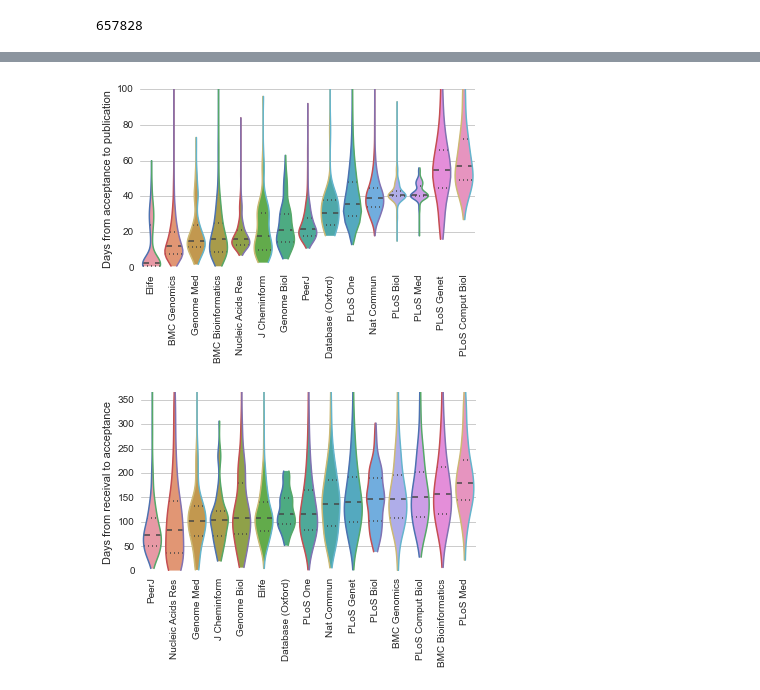
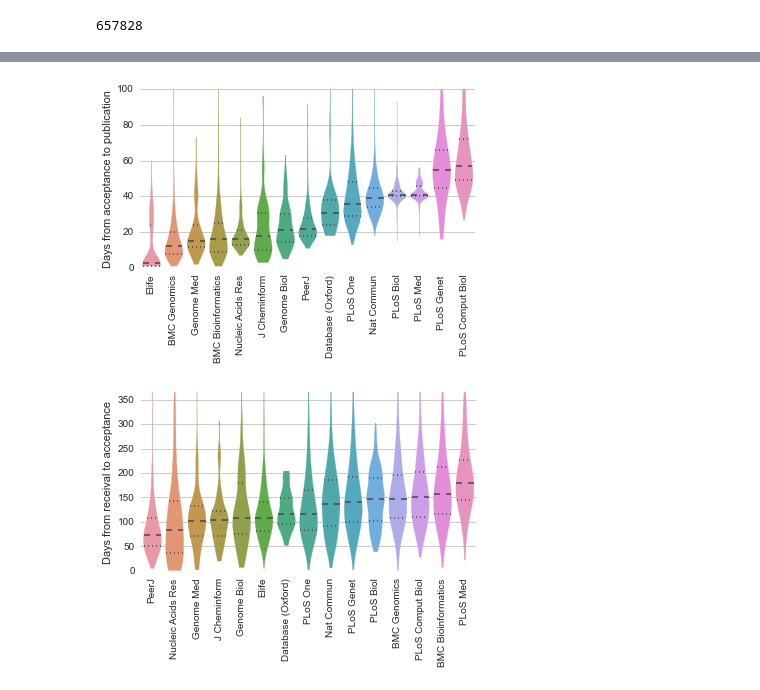
Before and after one commit to dhimmel/plostime, a Jupyter notebook: all-journals-visualize.ipynb, the cells around one changed output, grey strips where cells are left out. Cells and saved outputs as stored; diff of their text form; code cells hidden in the pictures.

Commit message:
Removed outlines from violinplots thanks to method from @olgabot. https://github.com/mwaskom/seaborn/issues/609#issuecomment-116194901

```diff
--- a/all-journals-visualize.ipynb
+++ b/all-journals-visualize.ipynb
@@ -50,7 +50,7 @@ seaborn.set_style({'figure.figsize': (6, 3.2)})
 select_df = pubmed_df[pubmed_df.journal_abbrev.isin(journals)]
 order = summary_df[summary_df.journal_abbrev.isin(journals)].sort(['publication_days_median']).journal_abbrev
 g = seaborn.violinplot(select_df.publication_days, select_df.journal_abbrev,
-                       bw=0.3, order = order, cut=0, size=3, aspect=1);
+                       bw=0.3, order = order, cut=0, linewidth=0);
 plt.ylim((0,100));
 plt.xticks(rotation=90);
 plt.xlabel('')
@@ -59,18 +59,19 @@ seaborn.despine(left=True, bottom=True)
 plt.savefig('figure/publication-days-violinplot.pdf', bbox_inches='tight', pad_inches=0.03)
 plt.savefig('figure/publication-days-violinplot.png', dpi=300, bbox_inches='tight', pad_inches=0.03)
 # %% [output]
-[figure, old version]
+[figure, new version]
 # %%
 # Days from receival to acceptance
 select_df = pubmed_df[pubmed_df.journal_abbrev.isin(journals)]
 order = summary_df[summary_df.journal_abbrev.isin(journals)].sort(['acceptance_days_median']).journal_abbrev
-g = seaborn.violinplot(select_df.acceptance_days, select_df.journal_abbrev, bw=0.3, order = order, cut=0);
+g = seaborn.violinplot(select_df.acceptance_days, select_df.journal_abbrev,
+                       bw=0.3, order = order, cut=0, linewidth=0);
 plt.ylim((0,365));
 plt.xticks(rotation=90);
 plt.xlabel('')
 plt.ylabel('Days from receival to acceptance')
 seaborn.despine(left=True, bottom=True)
 plt.savefig('figure/acceptance-days-violinplot.pdf', bbox_inches='tight', pad_inches=0.03)
 plt.savefig('figure/acceptance-days-violinplot.png', dpi=300, bbox_inches='tight', pad_inches=0.03)
 # %% [output]
-[figure, old version]
+[figure, new version]
```
Also changed, not shown: 4 other files.
